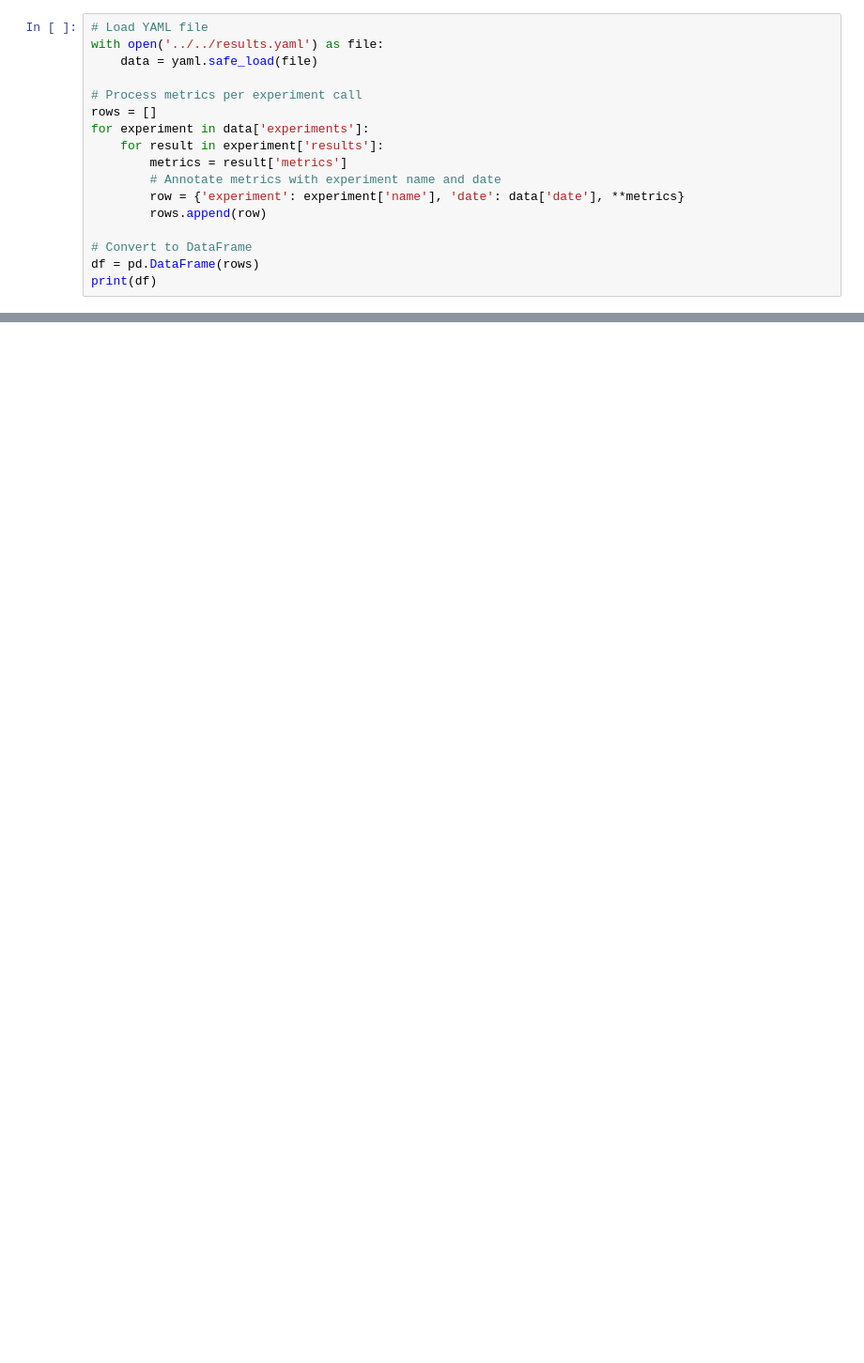
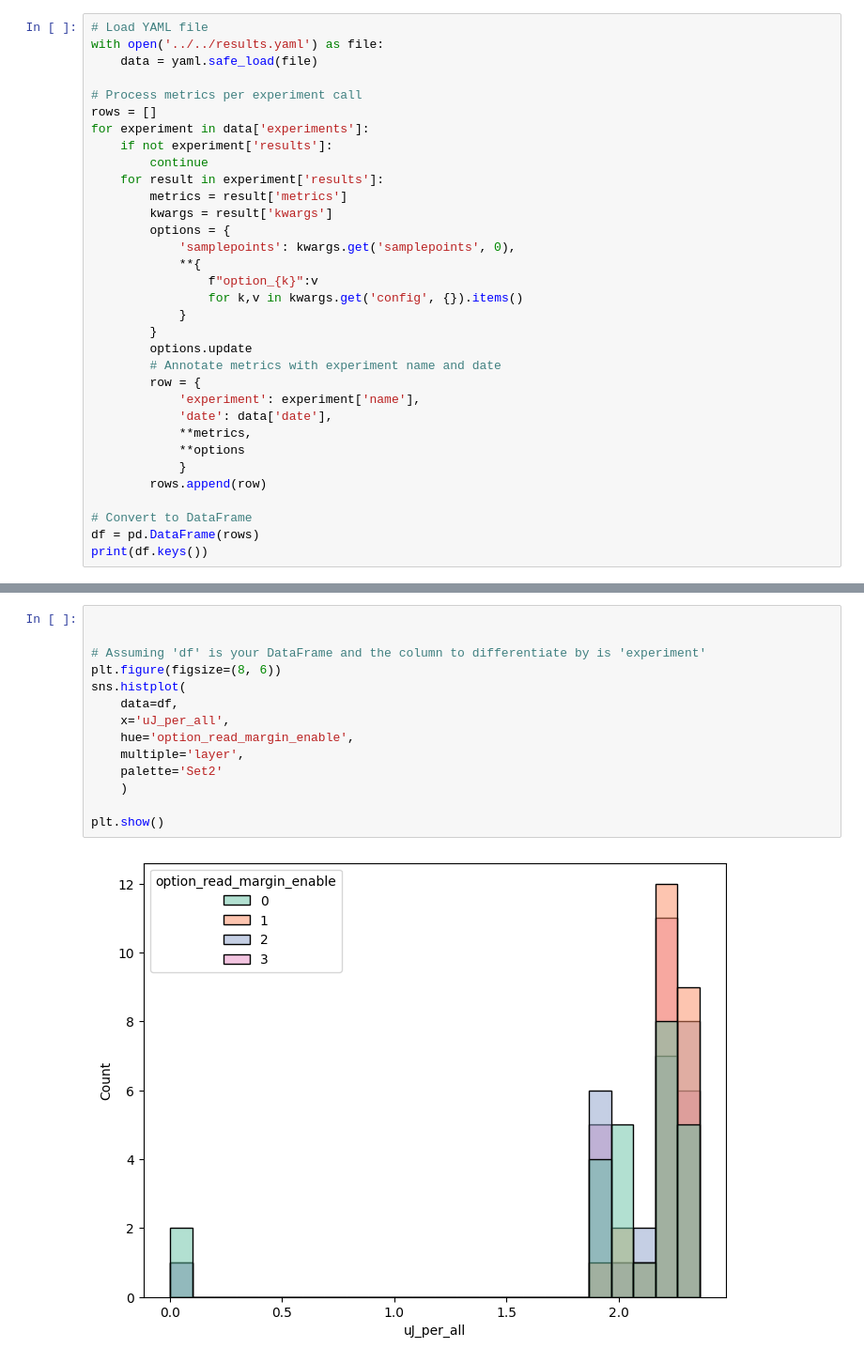
Before and after one commit to ekut-es/netdeployonnx, a Jupyter notebook: netdeployonnx/client/experiment.ipynb, the cells around one changed output, grey strips where cells are left out. Shown: that part at 94% size. Drawn from its saved outputs; the diff is of its cells as text; blank space fills up the shorter version.

Commit message:
updated experiments

```diff
--- a/netdeployonnx/client/experiment.ipynb
+++ b/netdeployonnx/client/experiment.ipynb
@@ -15,13 +14,29 @@ with open('../../results.yaml') as file:
 # Process metrics per experiment call
 rows = []
 for experiment in data['experiments']:
+    if not experiment['results']:
+        continue
     for result in experiment['results']:
         metrics = result['metrics']
+        kwargs = result['kwargs']
+        options = {
+            'samplepoints': kwargs.get('samplepoints', 0),
+            **{
+                f"option_{k}":v
+                for k,v in kwargs.get('config', {}).items()
+            }
+        }
+        options.update
         # Annotate metrics with experiment name and date
-        row = {'experiment': experiment['name'], 'date': data['date'], **metrics}
+        row = {
+            'experiment': experiment['name'],
+            'date': data['date'],
+            **metrics,
+            **options
+            }
         rows.append(row)
 
 # Convert to DataFrame
 df = pd.DataFrame(rows)
-print(df)
+print(df.keys())
 # %% [output]
@@ -53,0 +76,16 @@ plt.show()
+# %%
+
+
+# Assuming 'df' is your DataFrame and the column to differentiate by is 'experiment'
+plt.figure(figsize=(8, 6))
+sns.histplot(
+    data=df,
+    x='uJ_per_all',
+    hue='option_read_margin_enable',
+    multiple='layer',
+    palette='Set2'
+    )
+
+plt.show()
+# %% [output]
+[figure, added]
```
Also changed, not shown: parts of 3 cells of this notebook, 1 other file.
